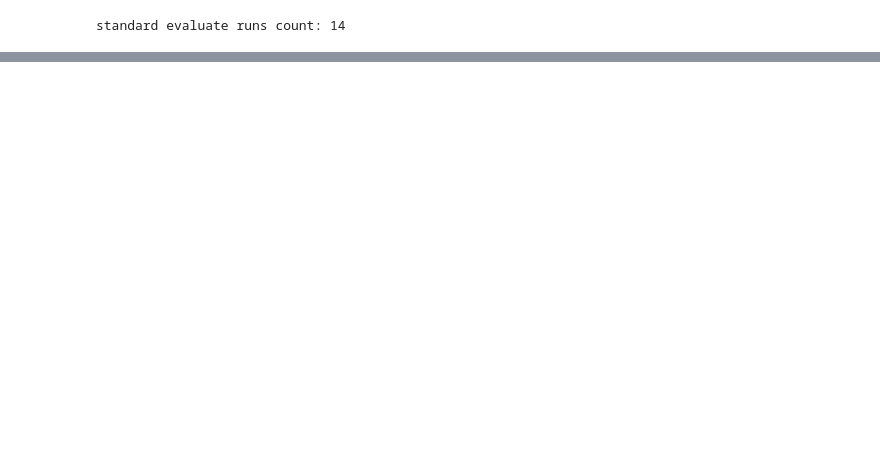
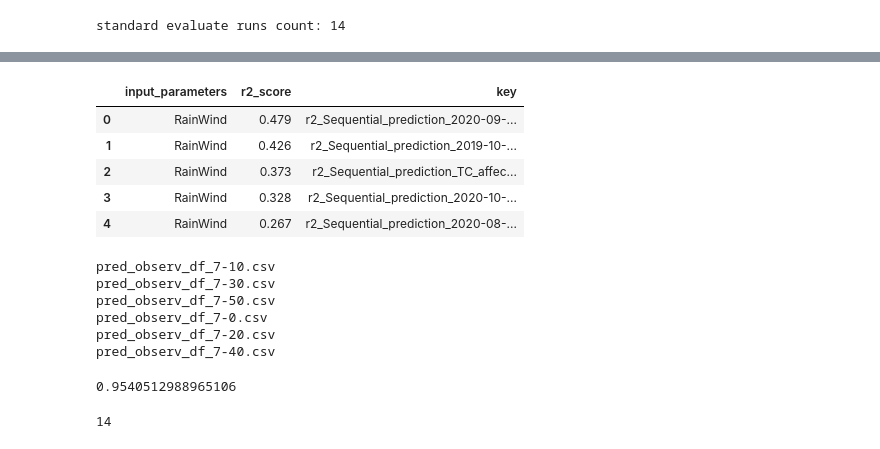
Before and after one commit to tsugumi-sys/poteka-pipeline-pytorch, a Jupyter notebook: result_analysis/r2_scores.ipynb, the cells around one changed output, grey strips where cells are left out. Cells and saved outputs as stored; diff of their text form; code cells hidden in the pictures; blank space fills up the shorter version.

```diff
--- a/result_analysis/r2_scores.ipynb
+++ b/result_analysis/r2_scores.ipynb
@@ -74,0 +83,10 @@ fig.savefig(f"{save_img_dir_path}/seq_r2scores.png")
+# %%
+# Case rmses boxplot
+df.head()
+# %% [output]
+|  | input_parameters | r2_score | key |
+| 0 | RainWind | 0.479 | r2_Sequential_prediction_2020-09-... |
+| 1 | RainWind | 0.426 | r2_Sequential_prediction_2019-10-... |
+| 2 | RainWind | 0.373 | r2_Sequential_prediction_TC_affec... |
+| 3 | RainWind | 0.328 | r2_Sequential_prediction_2020-10-... |
+| 4 | RainWind | 0.267 | r2_Sequential_prediction_2020-08-... |
@@ -74,0 +101,45 @@ fig.savefig(f"{save_img_dir_path}/seq_r2scores.png")
+# %%
+result_csv_name_regex = "^pred_observ_df_.*.csv$"
+for filename in os.listdir(predict_result_dir_path):
+    if re.match(result_csv_name_regex, filename) is not None:
+        print(filename)
+# %% [output]
+pred_observ_df_7-10.csv
+pred_observ_df_7-30.csv
+pred_observ_df_7-50.csv
+pred_observ_df_7-0.csv
+pred_observ_df_7-20.csv
+pred_observ_df_7-40.csv
+# %%
+from sklearn.metrics import r2_score
+pred_result_df = pd.read_csv(os.path.join(predict_result_dir_path, "pred_observ_df_7-0.csv"))
+pred_result_df.head()
+r2_score = r2 = r2_score(pred_result_df["hour-rain"].astype(float).values, pred_result_df["Pred_Value"].astype(float).values)
+print(r2_score)
+# %% [output]
+0.9540512988965106
+# %%
+# grouping by date
+def get_grouped_case_date(case_name: str) -> str:
+    # TC case
+    if "2019-10-04" in case_name:
+        return "2019-10-04"
+    elif "2020-07-04" in case_name:
+        return "2020-07-04"
+    elif "2019-10-12" in case_name:
+        return "2019-10-12"
+
+    # Not TC case
+    elif "2020-09-14" in case_name:
+        return "2020-09-14"
+    elif "2020-08-07" in case_name:
+        return "2020-08-07"
+    elif "2020-10-12" in case_name:
+        return "2020-10-12"
+    else:
+        return "else"
+
+df["date"] = df["key"].apply(get_grouped_case_date)
+len(df.loc[df["date"] == "2019-10-04"])
+# %% [output]
+14
```
Also changed, not shown: parts of 11 cells of this notebook, 12 other files.
